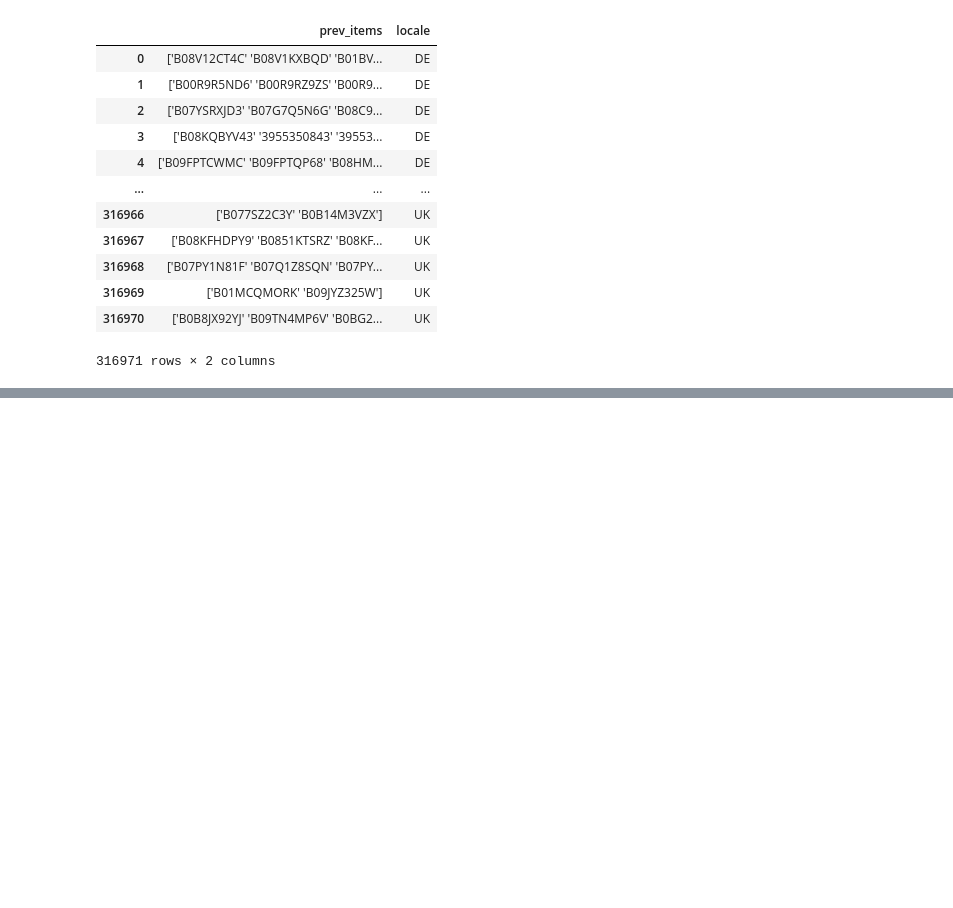
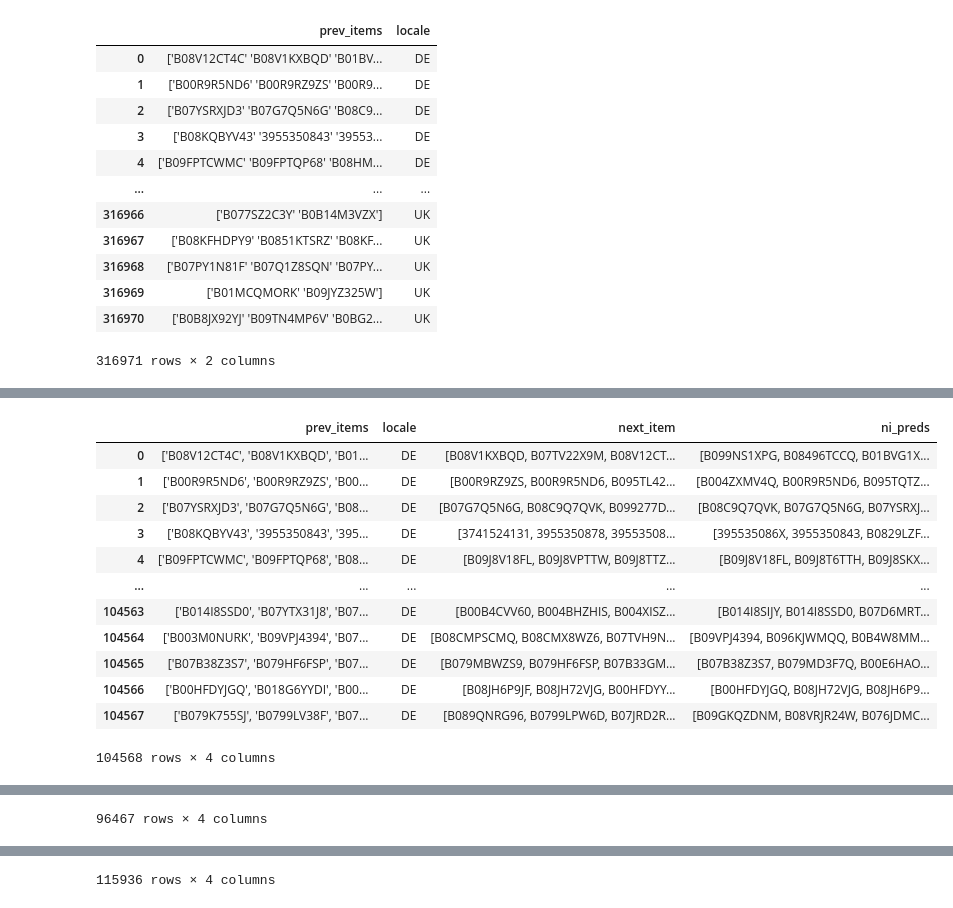
Before and after one commit to Mantoni9/data_mining_II_team_project, a Jupyter notebook: faiss_next_item_combined.ipynb, the cells around one changed output, grey strips where cells are left out. Cells and saved outputs as stored; diff of their text form; code cells hidden in the pictures; blank space fills up the shorter version.

```diff
--- a/faiss_next_item_combined.ipynb
+++ b/faiss_next_item_combined.ipynb
@@ -162,8 +191,0 @@ display(preds_jp.head())
-# %%
-df_test_de['next_item_prediction'] = df_test_de['next_item_prediction'].replace('[', '').replace(']', '').replace("'", '').replace('\n', ' ').replace('\r', ' ')
-df_test_uk['next_item_prediction'] = df_test_uk['next_item_prediction'].replace('[', '').replace(']', '').replace("'", '').replace('\n', ' ').replace('\r', ' ')
-df_test_jp['next_item_prediction'] = df_test_jp['next_item_prediction'].replace('[', '').replace(']', '').replace("'", '').replace('\n', ' ').replace('\r', ' ')
-# %%
-preds_de = list(preds_de['next_item'].str.strip("[']").str.split("', '"))
-preds_uk = list(preds_uk['next_item'].str.strip("[']").str.split("', '"))
-preds_jp = list(preds_jp['next_item'].str.strip("[']").str.split("', '"))
@@ -209,4 +192,23 @@ def fill_up(next_items, locale):
-# %%
-df_test_de["next_item_prediction"] = df_test_de["next_item_prediction"].apply(lambda l: fill_up(l, "DE"))
-df_test_uk["next_item_prediction"] = df_test_uk["next_item_prediction"].apply(lambda l: fill_up(l, "UK"))
-df_test_jp["next_item_prediction"] = df_test_jp["next_item_prediction"].apply(lambda l: fill_up(l, "JP"))
+# %%
+# add column with "next item" model predictions
+preds_de = preds_de.join(df_test_de["next_item_prediction"].to_frame().rename(columns={"next_item_prediction": "ni_preds"}))
+preds_jp = preds_jp.join(df_test_jp["next_item_prediction"].to_frame().rename(columns={"next_item_prediction": "ni_preds"}))
+preds_uk = preds_uk.join(df_test_uk["next_item_prediction"].to_frame().rename(columns={"next_item_prediction": "ni_preds"}))
+
+display(preds_de)
+display(preds_jp)
+display(preds_uk)
+# %% [output]
+|  | prev_items | locale | next_item | ni_preds |
+| 0 | ['B08V12CT4C', 'B08V1KXBQD', 'B01... | DE | [B08V1KXBQD, B07TV22X9M, B08V12CT... | [B099NS1XPG, B08496TCCQ, B01BVG1X... |
+| 1 | ['B00R9R5ND6', 'B00R9RZ9ZS', 'B00... | DE | [B00R9RZ9ZS, B00R9R5ND6, B095TL42... | [B004ZXMV4Q, B00R9R5ND6, B095TQTZ... |
+| 2 | ['B07YSRXJD3', 'B07G7Q5N6G', 'B08... | DE | [B07G7Q5N6G, B08C9Q7QVK, B099277D... | [B08C9Q7QVK, B07G7Q5N6G, B07YSRXJ... |
+| 3 | ['B08KQBYV43', '3955350843', '395... | DE | [3741524131, 3955350878, 39553508... | [395535086X, 3955350843, B0829LZF... |
+| 4 | ['B09FPTCWMC', 'B09FPTQP68', 'B08... | DE | [B09J8V18FL, B09J8VPTTW, B09J8TTZ... | [B09J8V18FL, B09J8T6TTH, B09J8SKX... |
+| ... | ... | ... | ... | ... |
+| 104563 | ['B014I8SSD0', 'B07YTX31J8', 'B07... | DE | [B00B4CVV60, B004BHZHIS, B004XISZ... | [B014I8SIJY, B014I8SSD0, B07D6MRT... |
+| 104564 | ['B003M0NURK', 'B09VPJ4394', 'B07... | DE | [B08CMPSCMQ, B08CMX8WZ6, B07TVH9N... | [B09VPJ4394, B096KJWMQQ, B0B4W8MM... |
+| 104565 | ['B07B38Z3S7', 'B079HF6FSP', 'B07... | DE | [B079MBWZS9, B079HF6FSP, B07B33GM... | [B07B38Z3S7, B079MD3F7Q, B00E6HAO... |
+| 104566 | ['B00HFDYJGQ', 'B018G6YYDI', 'B00... | DE | [B08JH6P9JF, B08JH72VJG, B00HFDYY... | [B00HFDYJGQ, B08JH72VJG, B08JH6P9... |
+| 104567 | ['B079K755SJ', 'B0799LV38F', 'B07... | DE | [B089QNRG96, B0799LPW6D, B07JRD2R... | [B09GKQZDNM, B08VRJR24W, B076JDMC... |
+104568 rows × 4 columns
@@ -212,0 +227 @@ df_test_jp["next_item_prediction"] = df_test_jp["next_item_prediction"].apply(la
+96467 rows × 4 columns
@@ -212,0 +240 @@ df_test_jp["next_item_prediction"] = df_test_jp["next_item_prediction"].apply(la
+115936 rows × 4 columns
```
Also changed, not shown: parts of 20 cells of this notebook.
